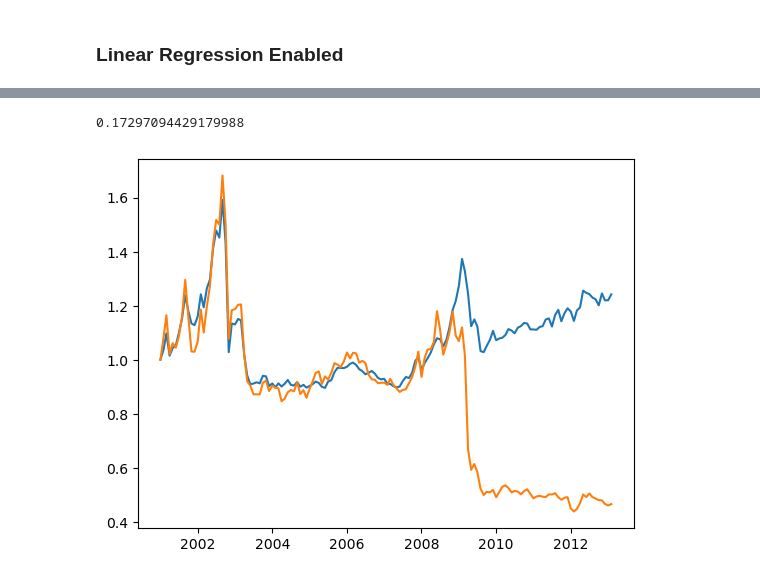
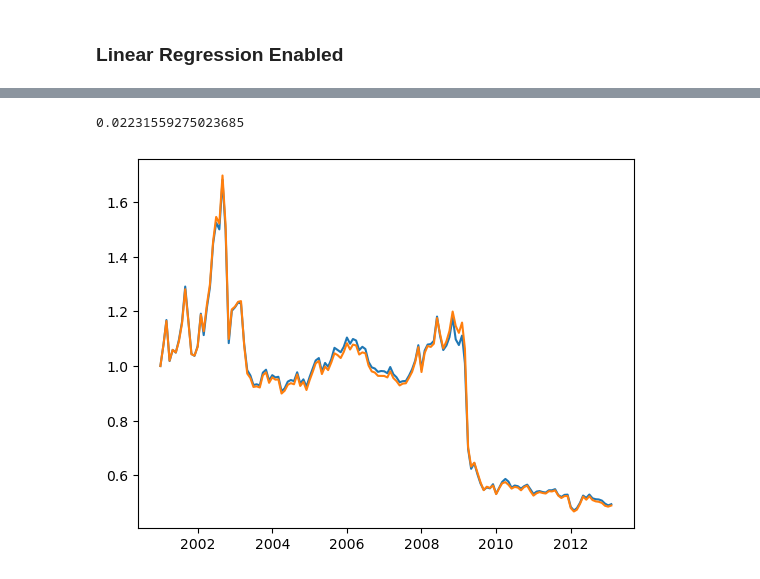
Before and after one commit to Toby3220/EF-5058-HFS, a Jupyter notebook: Group Project/main.ipynb, the cells around one changed output, grey strips where cells are left out. Cells and saved outputs as stored; diff of their text form; code cells hidden in the pictures.

```diff
--- a/Group Project/main.ipynb
+++ b/Group Project/main.ipynb
@@ -130,7 +135,7 @@ df_dict["ETG"].ffill(inplace=True)
 # size factor
 df_dict["CAP"] = df_dict["mcap"]
 
-out_dict = cb.dict_transfer(df_dict,["ret","VAL","MOM","MOM-A","SUP","ERG","CAP","EST","ETG","ABR"])
+out_dict = cb.dict_transfer(df_dict,["ret","VAL","MOM","MOM-A","SUP","ERG","CAP","EST","ETG","ABR","SUP-Z"])
 # %% [markdown]
 #### **In Sample & Out of Sample Sets**
 we split the collected data into a In Sample (60% from 2001 -> 2013) and Reserved Out of Sample Data Set (40% from 2013-> 2021) to reduced bias and data mining risks
@@ -417,23 +493,22 @@ val = data.get("VAL")
 
 mom.fillna(0,inplace = True)
 val.fillna(0,inplace = True)
-cuttoff = 0.6
+cuttoff = 0.5
 
-fmb = 0.6
-fvb = 0.4
-fcb = 0.1
 
-fmp = 0.75
-fvp = 0.25
-fcp = 1
+fmb = 0.5
+fvb = 0.5
+fcb = 0.0
 
-# fmn = -1
-# fvn = -0.5
-# fcn = -0.25
+fmp = -0.175
+fvp = 0.875
+fcp = 0.0
+
 
 fmn = 0.825
-fvn = 0.125
+fvn = -0.175
 fcn = -1.75
+
 
 # basecase
 
@@ -443,17 +518,17 @@ ejustc = fmb*mom + fvb*val + fcb
 ejustc[sup>=cuttoff] = fmp*mom[sup>=cuttoff] + fvp*val[sup>=cuttoff] + fcp
 
 # neg
+# cuttoff = 0.6
+
 ejustc[sup<= -cuttoff] = fmn*mom[sup<= -cuttoff] + fvn*val[sup<= -cuttoff] + fcn
 
 data.append("EJC",ejustc)
 
 
-
 port_ejc = data.to_port("EJC", tmbool_train)
 port_ejc.gen_weights_from_score(0.3)
 ejc_ret, ejc_cret= port_ejc.get_port_ret( port_ejc.lsw, bps=10)
-
-
+momval_ret, momval_cret= port_momval.get_port_ret( port_momval.lsw, bps=10)
 
 
 
@@ -465,0 +572,8 @@ cb.infomation_ratio(ejc_ret,momval_ret)
+# %%
+ejc_ret, ejc_tcret= port_ejc.get_port_ret( port_ejc.sw, bps=10)
+momval_ret, momval_tcret= port_momval.get_port_ret( port_momval.sw, bps=10)
+
+momval_ret, momval_tcret2= port_momval.get_port_ret( port_momval.lsw, bps=10)
+
+plt.plot((ejc_tcret-momval_tcret).loc["2008-01-01":"2010-01-01"])
+plt.plot((momval_tcret2).loc["2008-01-01":"2010-01-01"]/3)
@@ -574,39 +691,39 @@ val = data.get("VAL").copy()
 mom.fillna(0,inplace = True)
 val.fillna(0,inplace = True)
 
-fmb = res_base.params[0]
-fvb = res_base.params[1]
-fcb = res_base.params[2]
+fmb = 0.5 #res_base.params[0]
+fvb = 0.5 #res_base.params[1]
+fcb = 0.0 #res_base.params[2]
 
 fmp = res_pos.params[0]
 fvp = res_pos.params[1]
 fcp = res_pos.params[2]
 
 fmn = res_neg.params[0]
 fvn = res_neg.params[1]
 fcn = res_neg.params[2]
 
 # basecase
 ejustc3 = fmb*mom + fvb*val + fcb
 
 # positive
 ejustc3[sup>=cuttoff] = fmp*mom[sup>=cuttoff] + fvp*val[sup>=cuttoff] + fcp
 
 # neg
 
 ejustc3[sup<= -cuttoff] = fmn*mom[sup<= -cuttoff] + fvn*val[sup<= -cuttoff] + fcn
 
 data.append("EJC3",ejustc3)
 port_ejc3 = data.to_port("EJC3", tmbool_train)
 port_ejc3.gen_weights_from_score(0.3)
 ejc_ret3, ejc_cret3= port_ejc3.get_port_ret(port_ejc3.lsw,bps=10)
 
 # lejc_ret, lejc_cret= port_ejc.get_port_ret(port_ejc.sw,bps=10)
 
 plt.plot(ejc_cret3)
 plt.plot(ejc_cret)
 # plt.plot(mom_cret)
 cb.infomation_ratio(ejc_ret3,momval_ret)
 # %% [output]
-0.17297094429179988
+0.02231559275023685
-[figure, old version]
+[figure, new version]
```
Also changed, not shown: parts of 18 cells of this notebook.
